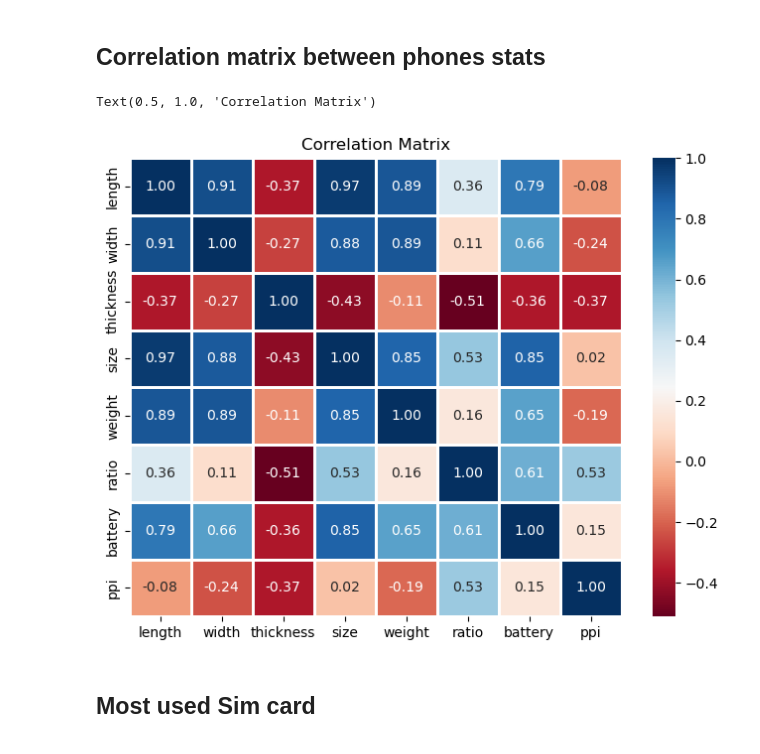
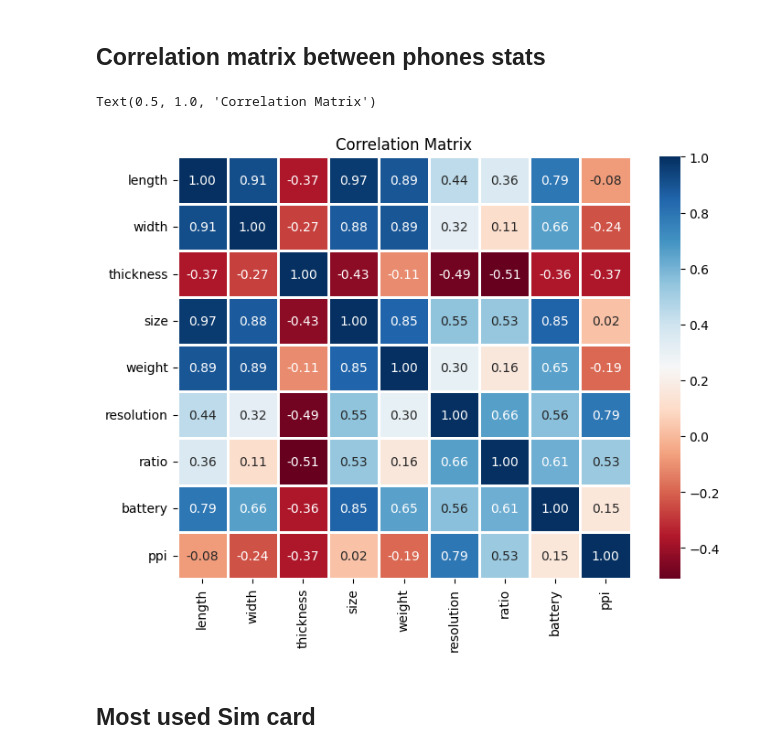
Before and after one commit to sinaaasghari/mobile-land, a Jupyter notebook: statics-analyzing.ipynb, the cells around one changed output. Cells and saved outputs as stored; diff of their text form; code cells hidden in the pictures.

```diff
--- a/statics-analyzing.ipynb
+++ b/statics-analyzing.ipynb
@@ -10,6 +10,7 @@ import seaborn as sns
 from scipy import stats
 
 df = pd.read_csv('data/cleanned_data.csv')
+df['resolution'] = df['length_resolution'] * df['width_resolution']
 df.info()
 # %% [output]
 <class 'pandas.core.frame.DataFrame'>
@@ -54,14 +55,14 @@ Text(0.5, 1.0, 'Analizing the count of accurence')
 # %% [markdown]
 ## Correlation matrix between phones stats
 # %%
-correlation_matrix = df[['length' , 'width' , 'thickness' , 'size' , 'weight' , 'ratio' , 'battery' , 'ppi']].corr()
+correlation_matrix = df[['length' , 'width' , 'thickness' , 'size' , 'weight' , 'resolution' , 'ratio' , 'battery' , 'ppi']].corr()
 
 plt.figure(figsize=(8, 6))
 sns.heatmap(correlation_matrix, annot=True, cmap='RdBu', fmt=".2f", linewidths=1)
 plt.title('Correlation Matrix')
 # %% [output]
 Text(0.5, 1.0, 'Correlation Matrix')
-[figure, old version]
+[figure, new version]
 # %% [markdown]
 ## Most used Sim card
 # %%
```
Also changed, not shown: parts of 8 cells of this notebook.
